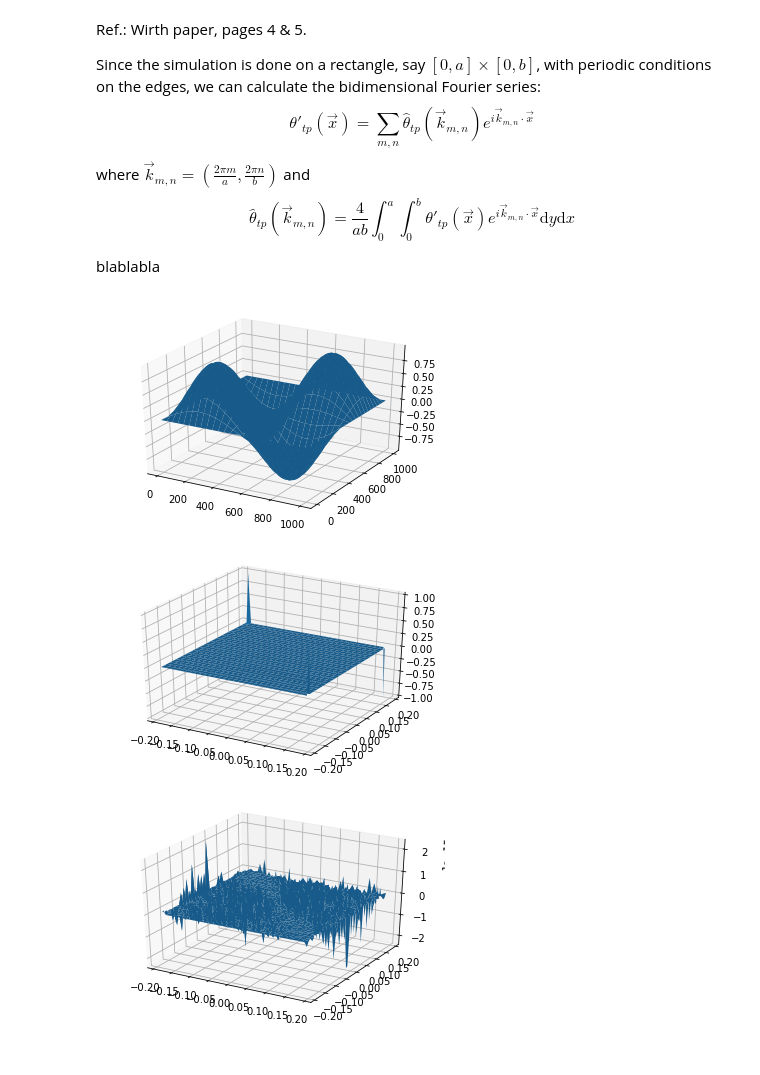
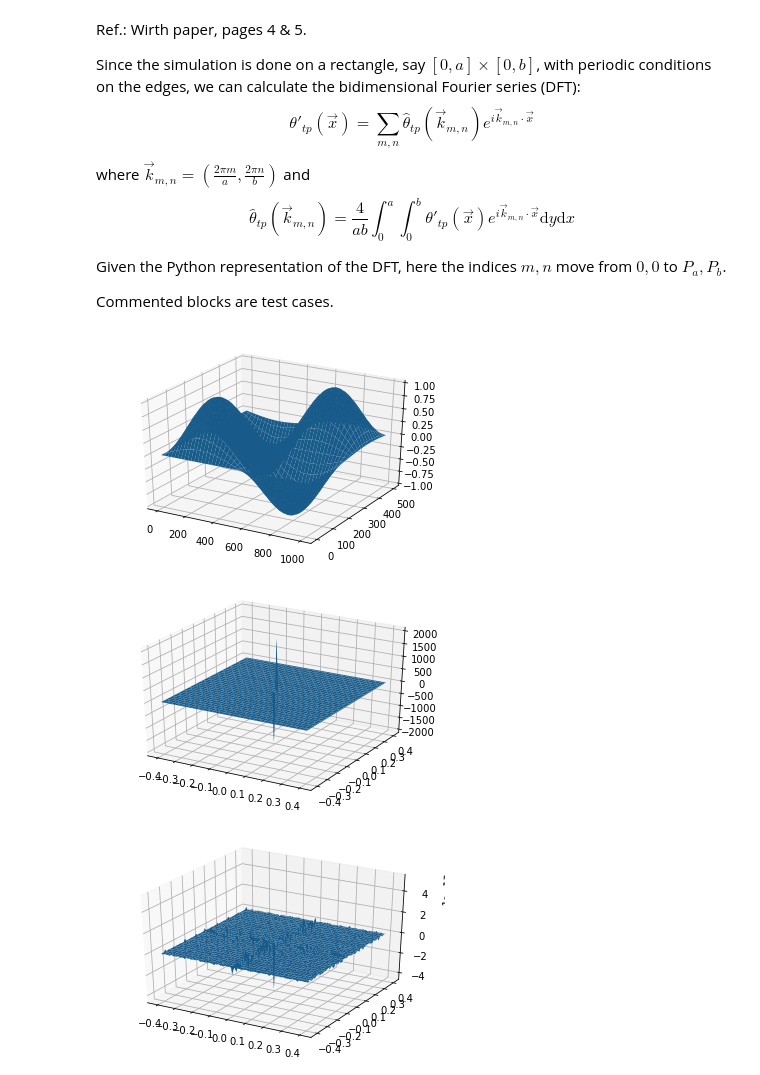
Before and after one commit to Pablitorichard/PIE_meteo, a Jupyter notebook: spectral/Simulation.ipynb, the cells around one changed output. Drawn from its saved outputs; the diff is of its cells as text; code cells hidden in the pictures.

Commit message:
Calcul de la variation de TPtp

```diff
--- a/spectral/Simulation.ipynb
+++ b/spectral/Simulation.ipynb
@@ -1,64 +1,55 @@
 # %% [markdown]
 Ref.: Wirth paper, pages 4 & 5.
 
-Since the simulation is done on a rectangle, say $[0,a]\times[0,b]$, with periodic conditions on the edges, we can calculate the bidimensional Fourier series:
+Since the simulation is done on a rectangle, say $[0,a]\times[0,b]$, with periodic conditions on the edges, we can calculate the bidimensional Fourier series (DFT):
 $$\theta'_{tp}(\vec x)=\sum_{m,n}\hat{\theta}_{tp}(\vec k_{m,n})e^{i\vec k_{m,n}\cdot\vec x}$$
 where $\vec k_{m,n}=\left(\frac{2\pi m}a,\frac{2\pi n}b\right)$ and
 $$\hat{\theta}_{tp}(\vec k_{m,n})=\frac4{ab}\int_0^a\int_0^b \theta'_{tp}(\vec x)e^{i\vec k_{m,n}\cdot\vec x}\mathrm dy\mathrm dx$$
 
+Given the Python representation of the DFT, here the indices $m,n$ move from $0,0$ to $P_a,P_b$.
 
-blablabla
+Commented blocks are test cases.
 # %%
 import numpy as np
 import scipy as sp
 import matplotlib.pyplot as plt
 # %%
 # Constants
-N = 1
 f = 1
-K = 1
 theta00 = 1
 g = 1
-Ns = 1
+Ns = 2
 Nt = 1
-pâté = g*(Ns-Nt)/(theta00*Ns*Nt*K)
+pâté = g*(Ns-Nt)/(theta00*Ns*Nt)
 
 # Initial data and Fourier series
-a, b = 1000, 1000
-Pa, Pb = 50,50 # samples
-thetatp = np.zeros((Pa+1,Pb+1)) # periodic [Pa]=[0]
+a, b = 500, 1000
+Pa, Pb = 64, 128 # samples
+thetatp = np.zeros((Pa,Pb))
 
-for i in range(Pa+1):
-    for j in range(Pb+1):
-        thetatp[i,j] = np.sin(2*i*np.pi/Pa)*np.sin(2*j*np.pi/Pb)
+for i in range(Pa): # example data
+    for j in range(Pb):
+        thetatp[i,j] = np.sin(2*np.pi*i/Pa)*np.sin(2*np.pi*j/Pb)
 
 fig = plt.figure()
 ax = plt.axes(projection='3d')
-X,Y = np.meshgrid(np.linspace(0,a,Pa+1), np.linspace(0,b,Pb+1))
+X,Y = np.meshgrid(np.linspace(0,b,Pb), np.linspace(0,a,Pa))
 ax.plot_surface(X,Y,thetatp)
 plt.show()
 
-Qa, Qb = 30,30 # modes
-thetatphat = np.zeros((2*Qa+1,2*Qb+1),dtype=complex)
-
-for m in range(-Qa,Qa+1):
-    for n in range(-Qb, Qb+1):
-        for i in range(Pa): # rectangle/trapezium rule
-            for j in range(Pb):
-                thetatphat[m,n] += thetatp[i,j]*np.exp(-2j*np.pi*((m*i/Pa+n*j/Pb)))
-        thetatphat[m,n] *= 4/(Pa*Pb)
+thetatphat = np.fft.fft2(thetatp)
 
 fig = plt.figure()
 ax = plt.axes(projection='3d')
-X,Y = np.meshgrid(np.linspace(-2*np.pi*Qa/a, 2*np.pi*Qa/a, 2*Qa+1),\
-                  np.linspace(-2*np.pi*Qb/b, 2*np.pi*Qb/b, 2*Qb+1))
-ax.plot_surface(X,Y,np.real(thetatphat))
+Xf,Yf = np.meshgrid(np.linspace(-np.pi*Pb/b, np.pi*Pb/b, Pb),\
+                  np.linspace(-np.pi*Pa/a, np.pi*Pa/a, Pa)) # need even Pa, Pb
+ax.plot_surface(Xf,Yf,np.real(np.fft.fftshift(thetatphat)))
 plt.show()
 fig = plt.figure()
 ax = plt.axes(projection='3d')
-ax.plot_surface(X,Y,np.imag(thetatphat))
+ax.plot_surface(Xf,Yf,np.imag(np.fft.fftshift(thetatphat)))
 plt.show()
 # %% [output]
-[figure, old version]
+[figure, new version]
-[figure, old version]
+[figure, new version]
-[figure, old version]
+[figure, new version]
```
Also changed, not shown: parts of 3 cells of this notebook.
